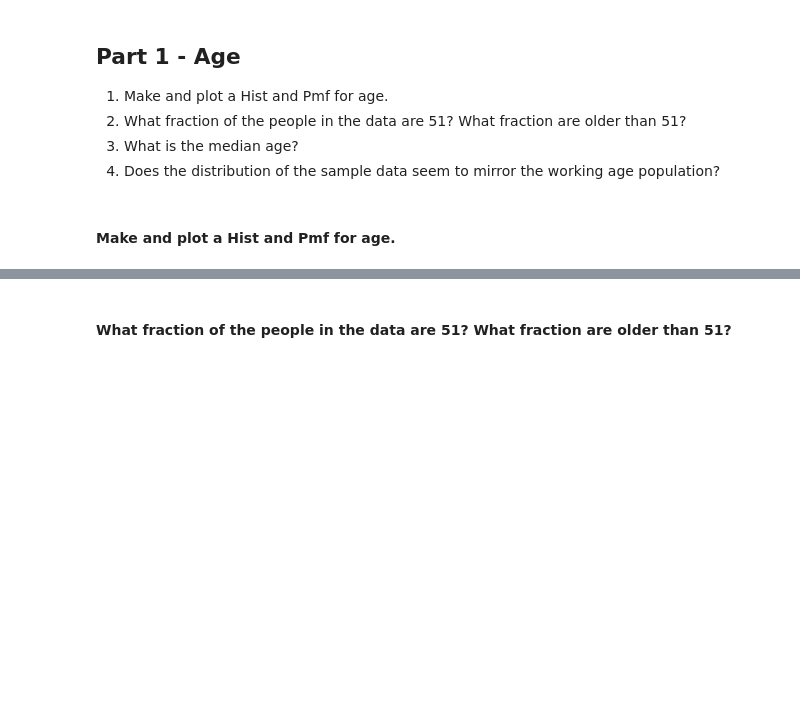
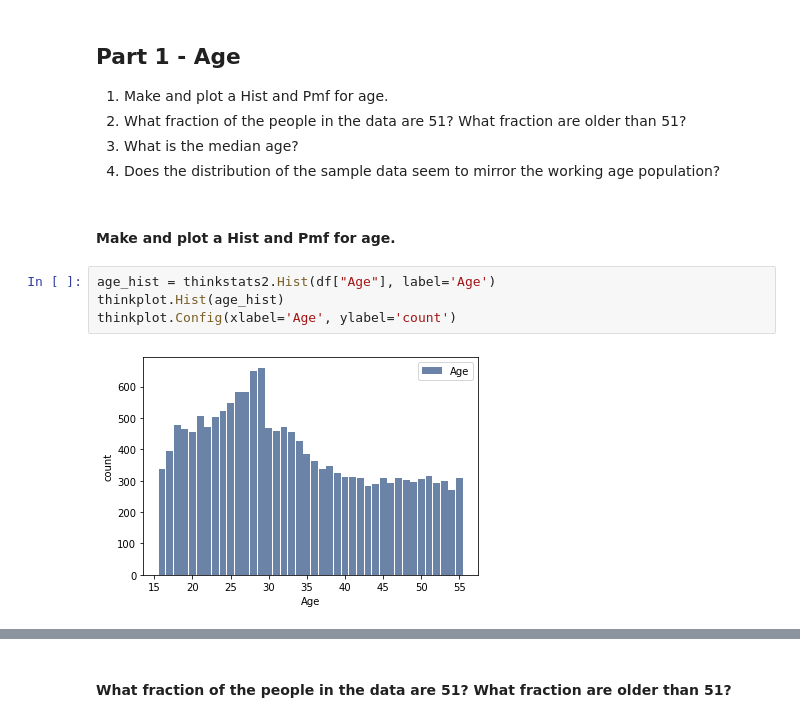
Before and after one commit to rodsunio/BSIP_Assignment_1_Students, a Jupyter notebook: stats_asn_1_stud_temp.ipynb, the cells around one changed output, grey strips where cells are left out. Drawn from its saved outputs; the diff is of its cells as text; blank space fills up the shorter version.

```diff
--- a/stats_asn_1_stud_temp.ipynb
+++ b/stats_asn_1_stud_temp.ipynb
@@ -73,3 +73,9 @@ df.describe()
 </ol>
 # %% [markdown]
 #### Make and plot a Hist and Pmf for age.
+# %%
+age_hist = thinkstats2.Hist(df["Age"], label='Age')
+thinkplot.Hist(age_hist)
+thinkplot.Config(xlabel='Age', ylabel='count')
+# %% [output]
+[figure, added]
```
Also changed, not shown: parts of 7 cells of this notebook.
